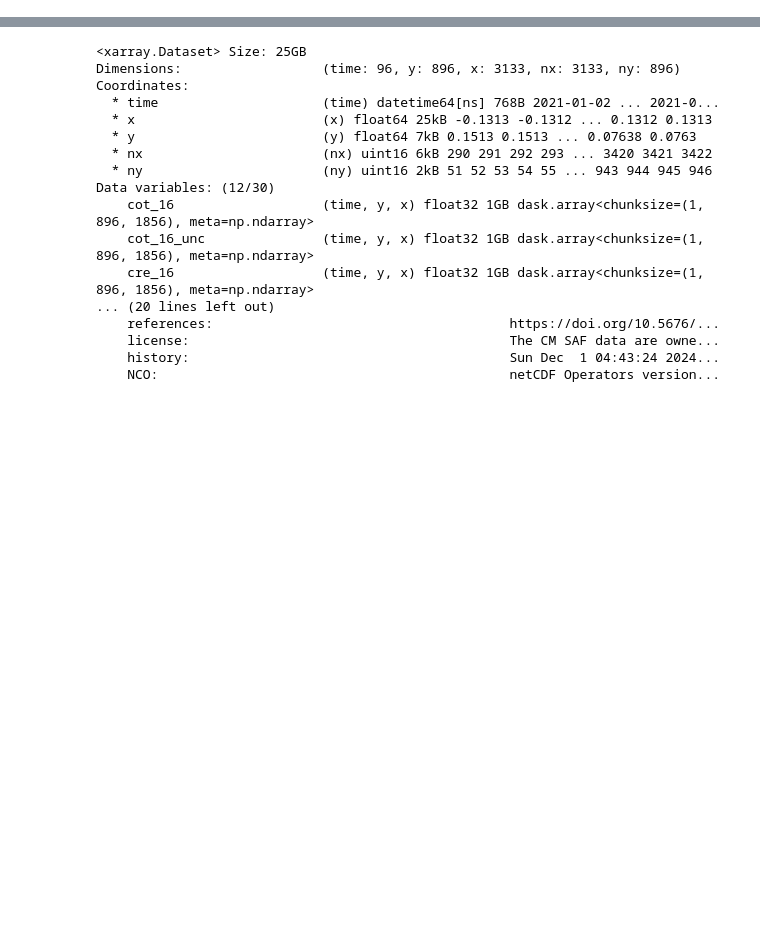
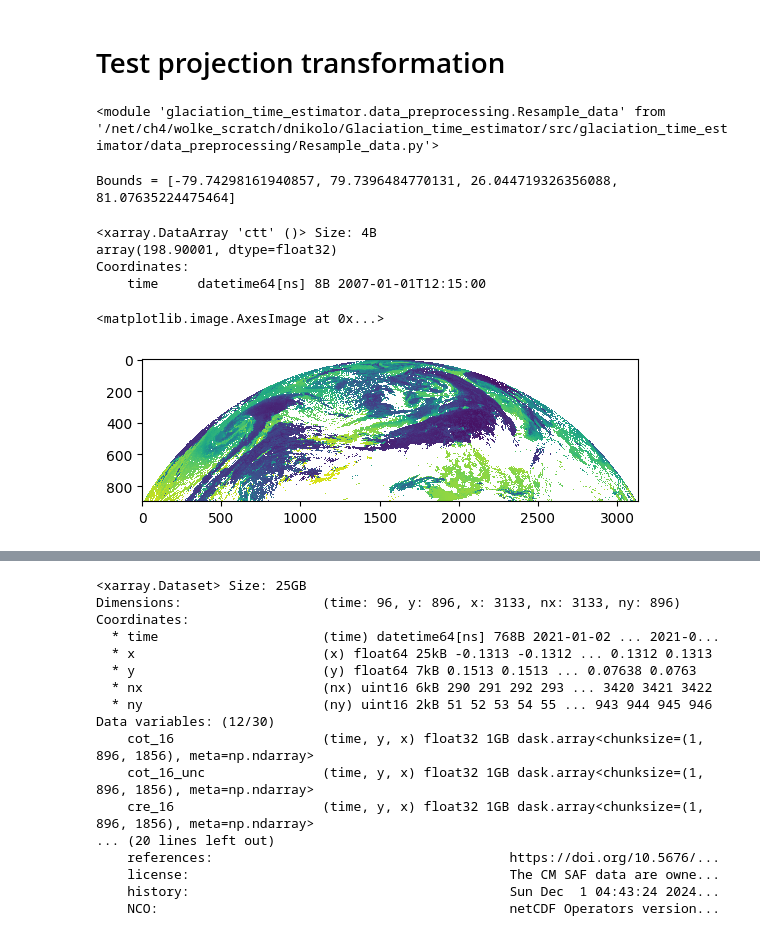
Before and after one commit to DragomirNikolov/MSGI, a Jupyter notebook: pyresample_regrid_cache.ipynb, the cells around one changed output, grey strips where cells are left out. Drawn from its saved outputs; the diff is of its cells as text; code cells hidden in the pictures; blank space fills up the shorter version.

```diff
--- a/pyresample_regrid_cache.ipynb
+++ b/pyresample_regrid_cache.ipynb
@@ -7,0 +10,30 @@ from pyresample import get_area_def
+# %%
+ds = xr.load_dataset("/wolke_scratch/dnikolo/CLAAS_Data/np/2007/01/01/CTXin20070101121500405SVMSG01MD.nc")
+aux_data = xr.load_dataset("/wolke_scratch/dnikolo/CLAAS_Data/np/CM_SAF_CLAAS3_L2_AUX.nc",decode_times=False)
+var_field = ds["ctt"]
+# %% [markdown]
+# Test projection transformation
+# %%
+
+import importlib
+import glaciation_time_estimator.data_preprocessing.Resample_data as Rd
+importlib.reload(Rd)
+# %% [output]
+<module 'glaciation_time_estimator.data_preprocessing.Resample_data' from '/net/ch4/wolke_scratch/dnikolo/Glaciation_time_estimator/src/glaciation_time_estimator/data_preprocessing/Resample_data.py'>
+# %%
+transformer = Rd.ProjectionTransformer()
+transformer.generate_lat_lon_prj(aux_data)
+# %% [output]
+Bounds = [-79.74298161940857, 79.7396484770131, 26.044719326356088, 81.07635224475464]
+# %%
+var_field.isel(time=0).min()
+# %% [output]
+<xarray.DataArray 'ctt' ()> Size: 4B
+array(198.90001, dtype=float32)
+Coordinates:
+    time     datetime64[ns] 8B 2007-01-01T12:15:00
+# %%
+plt.imshow(var_field.isel(time=0),interpolation='none')
+# %% [output]
+<matplotlib.image.AxesImage at 0x...>
+[figure, added]
```
Also changed, not shown: parts of 13 cells of this notebook, 14 other files.
